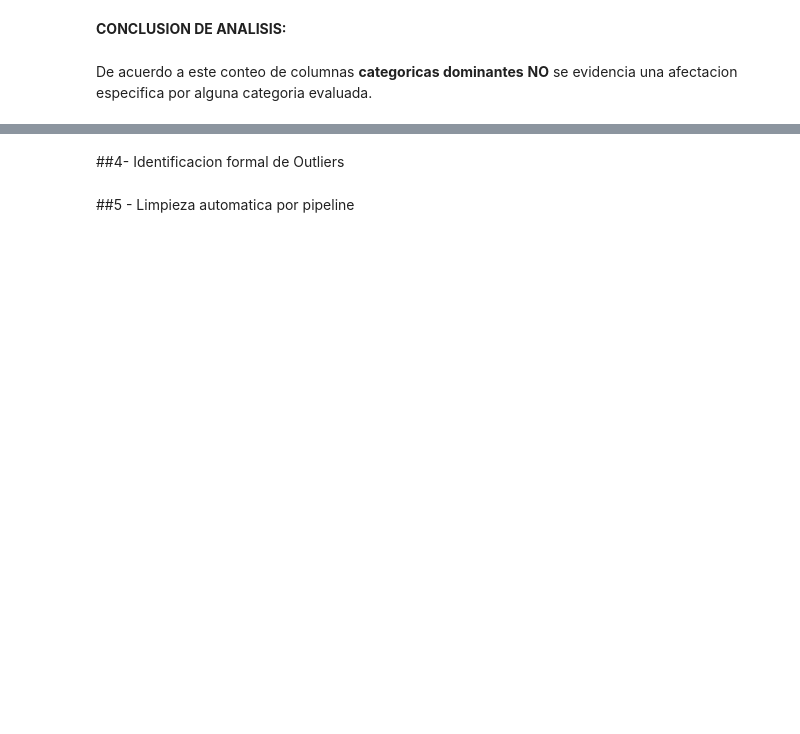
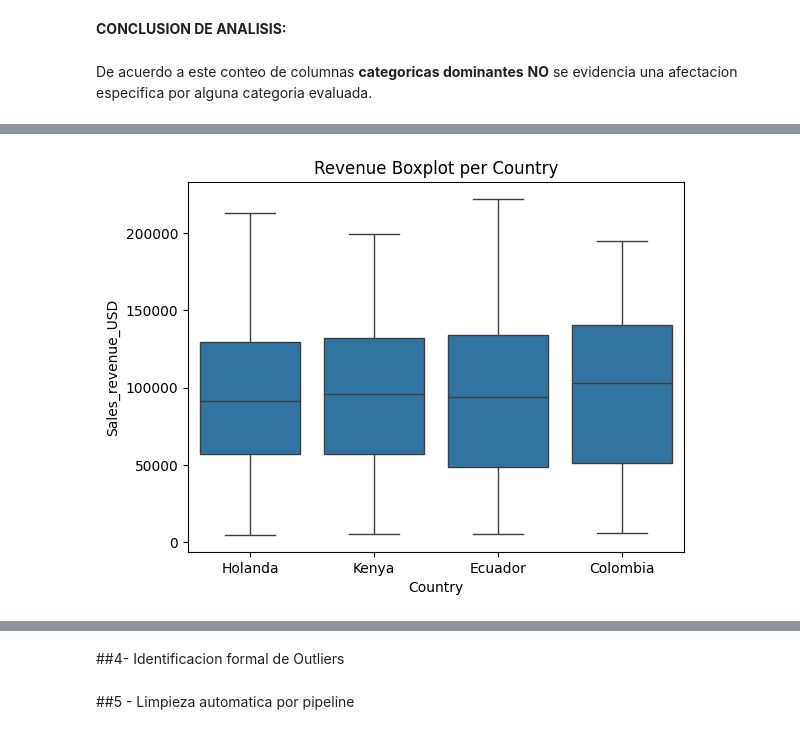
Before and after one commit to alexsandoval05/Revenue-sustainability-Chrysal, a Jupyter notebook: chrysal_profit_sustainability.ipynb, the cells around one changed output, grey strips where cells are left out. Cells and saved outputs as stored; diff of their text form; code cells hidden in the pictures; blank space fills up the shorter version.

```diff
--- a/chrysal_profit_sustainability.ipynb
+++ b/chrysal_profit_sustainability.ipynb
@@ -211,0 +8,13 @@ Name: count, dtype: int64
+# %%
+import pandas as pd
+import matplotlib.pyplot as plt
+import seaborn as sns
+import numpy as np
+
+sales = pd.read_csv("/content/Tabla1_Chrysal_Sustainability.csv")
+marketing = pd.read_csv("/content/Tabla2_Marketing_Campaign.csv")
+costs = pd.read_csv("/content/Tabla3_Costs.csv")
+# %%
+sales_clean = sales.copy()
+marketing_clean = marketing.copy()
+costs_clean = costs.copy()
@@ -211,0 +30,5 @@ Name: count, dtype: int64
+# %%
+sales_clean["Date"] = pd.to_datetime(sales_clean["Date"], errors="coerce", utc=True)
+sales_clean["Year"]  = sales_clean["Date"].dt.year
+sales_clean["Month"] = sales_clean["Date"].dt.month
+sales_clean.head()
@@ -218,7 +347,7 @@ De acuerdo a este conteo de columnas **categoricas dominantes**  **NO** se evide
 # %%
-df_paises = df1_clean[(df1_clean['Country']=='Colombia') |
-                  (df1_clean['Country']=='Holanda') |
-                  (df1_clean['Country']=='Kenya') |
-                  (df1_clean['Country']=='Ecuador')
+sales_paises = sales_clean[(sales_clean['Country']=='Colombia') |
+                  (sales_clean['Country']=='Holanda') |
+                  (sales_clean['Country']=='Kenya') |
+                  (sales_clean['Country']=='Ecuador')
 ]
-df_paises
+sales_paises
@@ -225,5 +368,7 @@ df_paises
 # %%
-sns.boxplot(data=df_paises, x="Country", y="Sales_revenue_USD")
+sns.boxplot(data=sales_paises, x="Country", y="Sales_revenue_USD")
 plt.title(f'Revenue Boxplot per Country')
 plt.show()
+# %% [output]
+[figure, added]
 # %%
```
Also changed, not shown: parts of 53 cells of this notebook.
